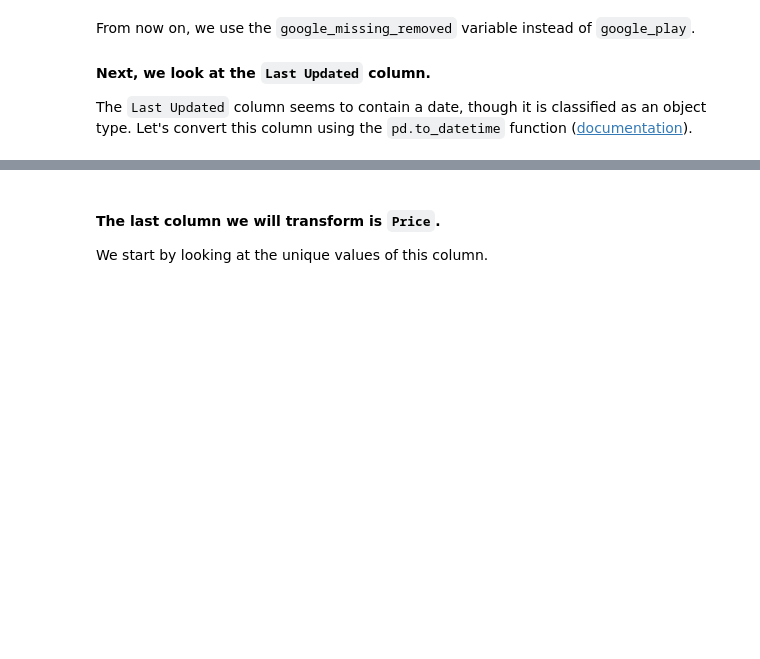
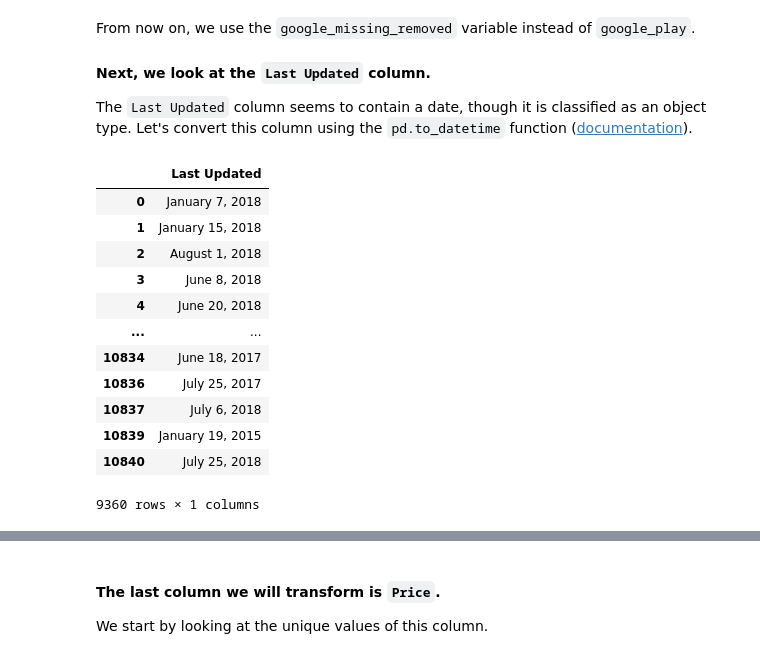
Before and after one commit to ironhack-bcn-data-pt/47-lab-supervised-learning-feature-extraction, a Jupyter notebook: your-code/notebooks/main.ipynb, the cells around one changed output, grey strips where cells are left out. Saved outputs shown, nothing was run; the diff lists cells and outputs as text; code cells hidden in the pictures; blank space fills up the shorter version.

```diff
--- a/your-code/notebooks/main.ipynb
+++ b/your-code/notebooks/main.ipynb
@@ -262,3 +280,4 @@ In particular, we don't want to drop the `Rating` column because:
 In the cell below, remove all rows containing at least one missing value. Use the `dropna()` function ([documentation](https://pandas.pydata.org/pandas-docs/stable/generated/pandas.DataFrame.dropna.html)). Assign the new dataframe to the variable `google_missing_removed`.
 # %%
 # Your code here:
+google_missing_removed = google_play.dropna(how='any')
@@ -270,3 +305,18 @@ From now on, we use the `google_missing_removed` variable instead of `google_pla
 The `Last Updated` column seems to contain a date, though it is classified as an object type. Let's convert this column using the `pd.to_datetime` function ([documentation](https://pandas.pydata.org/pandas-docs/stable/generated/pandas.to_datetime.html)).
 # %%
 # Your code here:
+google_missing_removed[['Last Updated']]
+# %% [output]
+|  | Last Updated |
+| 0 | January 7, 2018 |
+| 1 | January 15, 2018 |
+| 2 | August 1, 2018 |
+| 3 | June 8, 2018 |
+| 4 | June 20, 2018 |
+| ... | ... |
+| 10834 | June 18, 2017 |
+| 10836 | July 25, 2017 |
+| 10837 | July 6, 2018 |
+| 10839 | January 19, 2015 |
+| 10840 | July 25, 2018 |
+9360 rows × 1 columns
```
Also changed, not shown: parts of 4 cells of this notebook.
